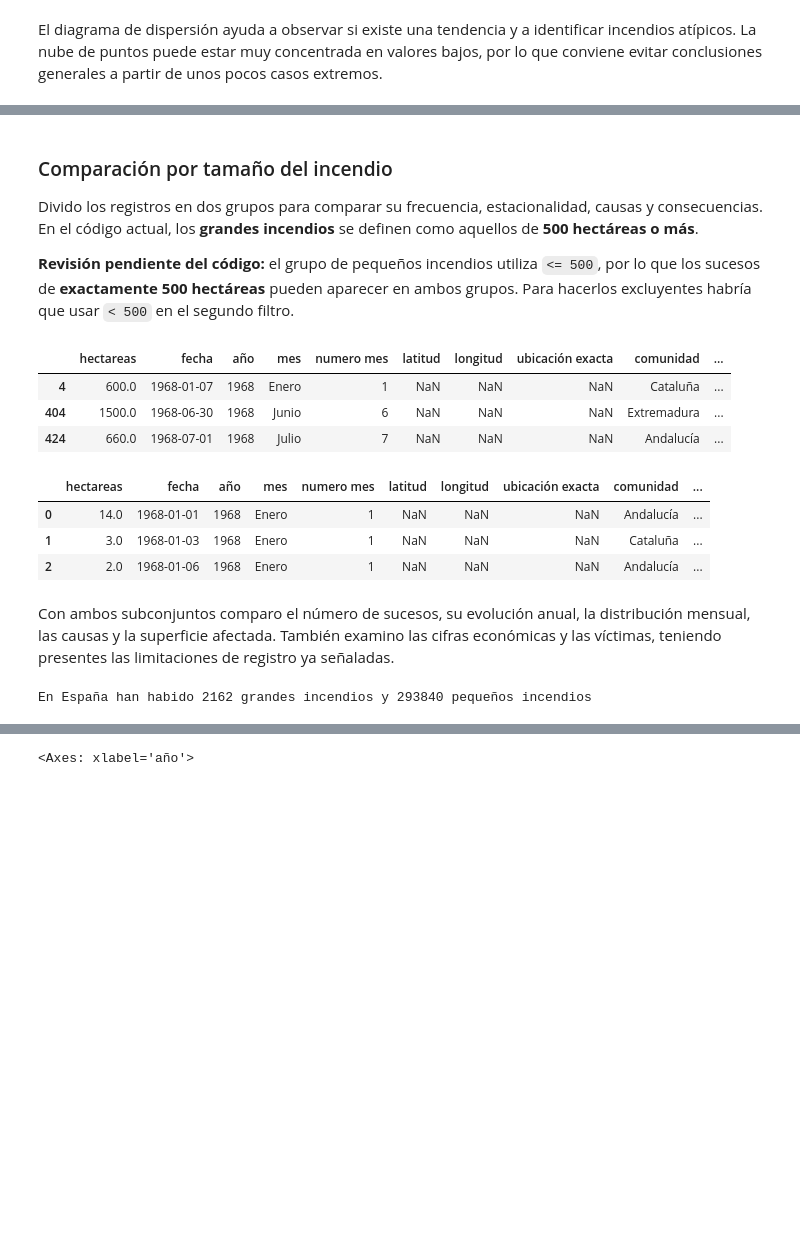
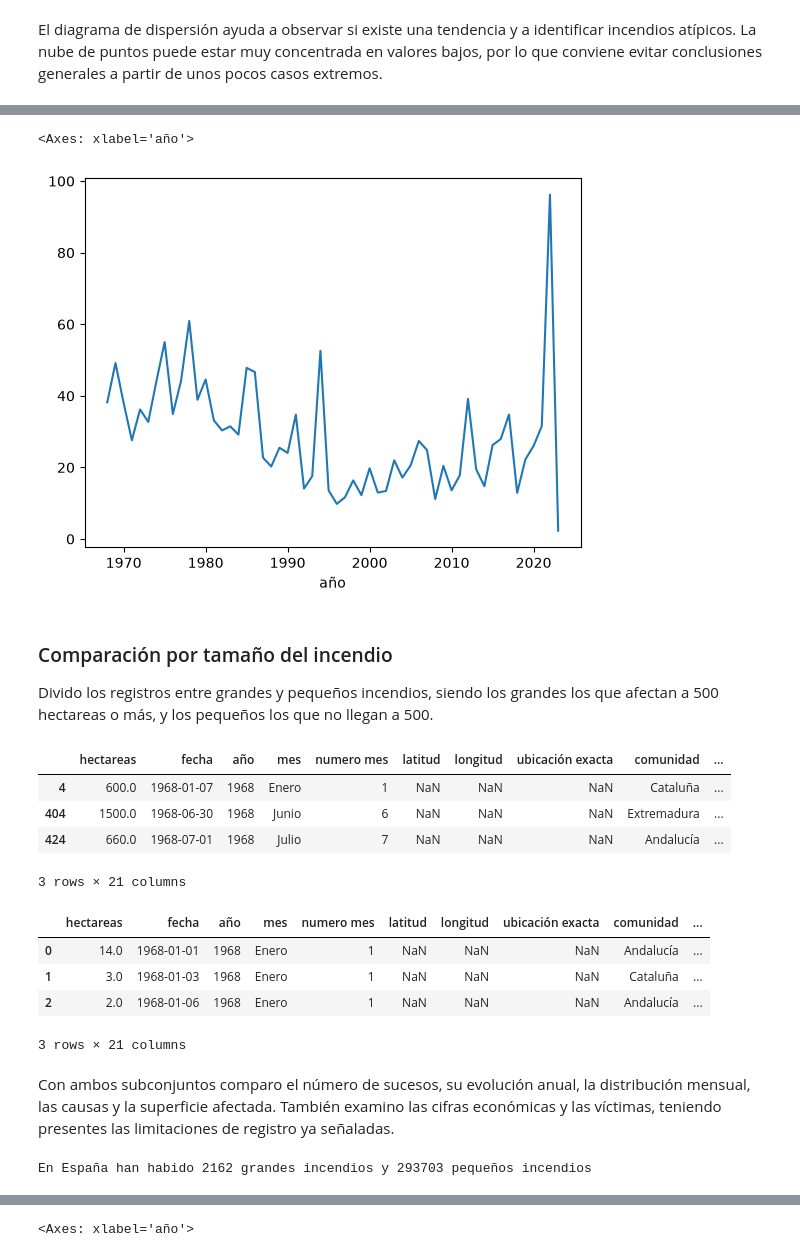
Before and after one commit to danielcaudet/Estudio-Incendios-Forestales, a Jupyter notebook: eda.ipynb, the cells around one changed output, grey strips where cells are left out. Drawn from its saved outputs; the diff is of its cells as text; code cells hidden in the pictures; blank space fills up the shorter version.

Commit message:
ultima actualizacion

```diff
--- a/incendios.ipynb
+++ b/eda.ipynb
@@ -821,0 +883,4 @@ El diagrama de dispersión ayuda a observar si existe una tendencia y a identifi
+# %%
+incendios["decada"] = (incendios["año"] // 10) * 10
+
+incendios.groupby("decada")["hectareas"].mean().round(1)
@@ -822,9 +897,12 @@ El diagrama de dispersión ayuda a observar si existe una tendencia y a identifi
+# %%
+incendios.groupby("año")["hectareas"].mean().plot(kind="line")
+# %% [output]
+<Axes: xlabel='año'>
+[figure, added]
 # %% [markdown]
 ### Comparación por tamaño del incendio
 
-Divido los registros en dos grupos para comparar su frecuencia, estacionalidad, causas y consecuencias. En el código actual, los **grandes incendios** se definen como aquellos de **500 hectáreas o más**.
-
-**Revisión pendiente del código:** el grupo de pequeños incendios utiliza `<= 500`, por lo que los sucesos de **exactamente 500 hectáreas** pueden aparecer en ambos grupos. Para hacerlos excluyentes habría que usar `< 500` en el segundo filtro.
+Divido los registros entre grandes y pequeños incendios, siendo los grandes los que afectan a 500 hectareas o más, y los pequeños los que no llegan a 500.
 # %%
 grandes_incendios = incendios[incendios["hectareas"] >= 500]
 
@@ -834,6 +912,7 @@ grandes_incendios.head(3)
 | 4 | 600.0 | 1968-01-07 | 1968 | Enero | 1 | NaN | NaN | NaN | Cataluña | ... |
 | 404 | 1500.0 | 1968-06-30 | 1968 | Junio | 6 | NaN | NaN | NaN | Extremadura | ... |
 | 424 | 660.0 | 1968-07-01 | 1968 | Julio | 7 | NaN | NaN | NaN | Andalucía | ... |
+3 rows × 21 columns
 # %%
 pequeños_incendios = incendios[incendios["hectareas"] < 500]
 
@@ -843,9 +922,10 @@ pequeños_incendios.head(3)
 | 0 | 14.0 | 1968-01-01 | 1968 | Enero | 1 | NaN | NaN | NaN | Andalucía | ... |
 | 1 | 3.0 | 1968-01-03 | 1968 | Enero | 1 | NaN | NaN | NaN | Cataluña | ... |
 | 2 | 2.0 | 1968-01-06 | 1968 | Enero | 1 | NaN | NaN | NaN | Andalucía | ... |
+3 rows × 21 columns
 # %% [markdown]
 Con ambos subconjuntos comparo el número de sucesos, su evolución anual, la distribución mensual, las causas y la superficie afectada. También examino las cifras económicas y las víctimas, teniendo presentes las limitaciones de registro ya señaladas.
 # %%
 print("En España han habido",len(grandes_incendios), "grandes incendios y", len(pequeños_incendios), "pequeños incendios")
 # %% [output]
-En España han habido 2162 grandes incendios y 293840 pequeños incendios
+En España han habido 2162 grandes incendios y 293703 pequeños incendios
```
Also changed, not shown: parts of 13 cells of this notebook, 5 other files.
